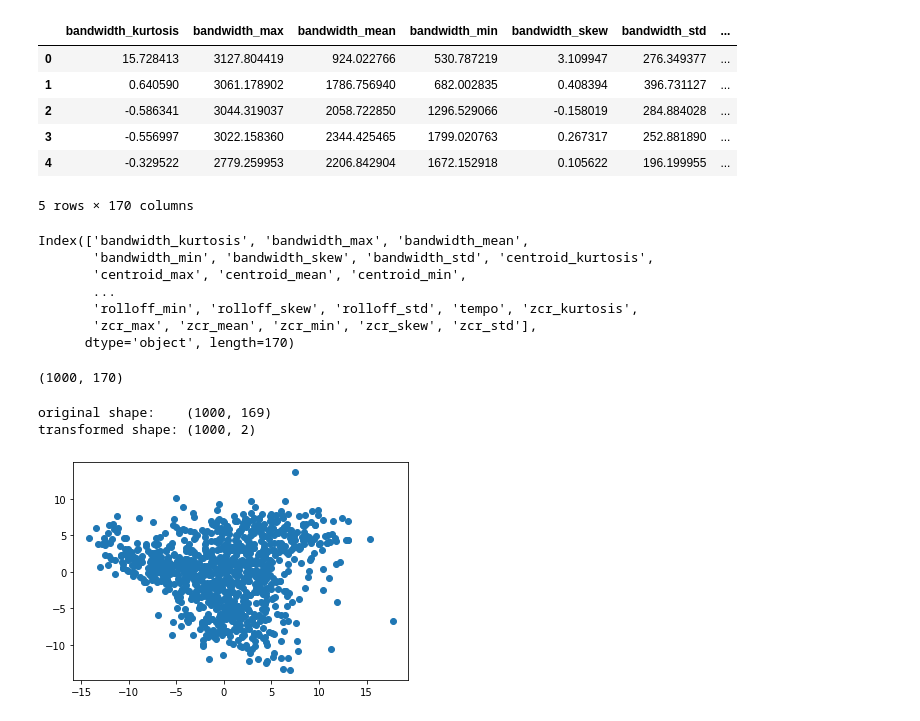
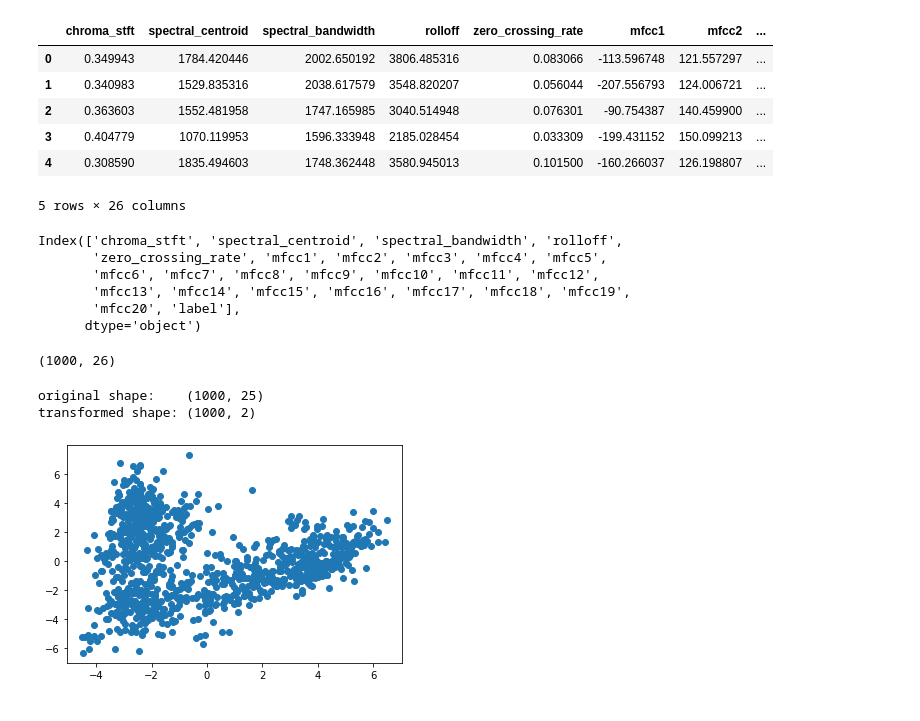
Before and after one commit to nanandaram/FinalPrj_ML_music_genre, a Jupyter notebook: brainstorm/PCA&kmeans_cluster.ipynb, the cells around one changed output. Drawn from its saved outputs; the diff is of its cells as text; code cells hidden in the pictures.

```diff
--- a/brainstorm/PCA&kmeans_cluster.ipynb
+++ b/brainstorm/PCA&kmeans_cluster.ipynb
@@ -1,30 +1,32 @@
 # %%
 import pandas as pd
+import numpy as np
+import matplotlib.pyplot as plt
 
 data = pd.read_csv("data.csv")
+data = data.drop(columns=['filename'])
 data.head()
 # %% [output]
-|  | bandwidth_kurtosis | bandwidth_max | bandwidth_mean | bandwidth_min | bandwidth_skew | bandwidth_std | ... |
-| 0 | 15.728413 | 3127.804419 | 924.022766 | 530.787219 | 3.109947 | 276.349377 | ... |
-| 1 | 0.640590 | 3061.178902 | 1786.756940 | 682.002835 | 0.408394 | 396.731127 | ... |
-| 2 | -0.586341 | 3044.319037 | 2058.722850 | 1296.529066 | -0.158019 | 284.884028 | ... |
-| 3 | -0.556997 | 3022.158360 | 2344.425465 | 1799.020763 | 0.267317 | 252.881890 | ... |
-| 4 | -0.329522 | 2779.259953 | 2206.842904 | 1672.152918 | 0.105622 | 196.199955 | ... |
+|  | chroma_stft | spectral_centroid | spectral_bandwidth | rolloff | zero_crossing_rate | mfcc1 | mfcc2 | ... |
+| 0 | 0.349943 | 1784.420446 | 2002.650192 | 3806.485316 | 0.083066 | -113.596748 | 121.557297 | ... |
+| 1 | 0.340983 | 1529.835316 | 2038.617579 | 3548.820207 | 0.056044 | -207.556793 | 124.006721 | ... |
+| 2 | 0.363603 | 1552.481958 | 1747.165985 | 3040.514948 | 0.076301 | -90.754387 | 140.459900 | ... |
+| 3 | 0.404779 | 1070.119953 | 1596.333948 | 2185.028454 | 0.033309 | -199.431152 | 150.099213 | ... |
+| 4 | 0.308590 | 1835.494603 | 1748.362448 | 3580.945013 | 0.101500 | -160.266037 | 126.198807 | ... |
-5 rows × 170 columns
+5 rows × 26 columns
 # %%
 data.columns
 # %% [output]
-Index(['bandwidth_kurtosis', 'bandwidth_max', 'bandwidth_mean',
-       'bandwidth_min', 'bandwidth_skew', 'bandwidth_std', 'centroid_kurtosis',
-       'centroid_max', 'centroid_mean', 'centroid_min',
-       ...
-       'rolloff_min', 'rolloff_skew', 'rolloff_std', 'tempo', 'zcr_kurtosis',
-       'zcr_max', 'zcr_mean', 'zcr_min', 'zcr_skew', 'zcr_std'],
-      dtype='object', length=170)
+Index(['chroma_stft', 'spectral_centroid', 'spectral_bandwidth', 'rolloff',
+       'zero_crossing_rate', 'mfcc1', 'mfcc2', 'mfcc3', 'mfcc4', 'mfcc5',
+       'mfcc6', 'mfcc7', 'mfcc8', 'mfcc9', 'mfcc10', 'mfcc11', 'mfcc12',
+       'mfcc13', 'mfcc14', 'mfcc15', 'mfcc16', 'mfcc17', 'mfcc18', 'mfcc19',
+       'mfcc20', 'label'],
+      dtype='object')
 # %%
 data.shape
 # %% [output]
-(1000, 170)
+(1000, 26)
 # %%
 # Preprocessing
 from sklearn.preprocessing import LabelEncoder, StandardScaler
@@ -38,6 +40,7 @@ scaler = StandardScaler()
 X = scaler.fit_transform(np.array(data.iloc[:, :-1], dtype = float))
 # %%
 #Use PCA to reduce feature size to 2
+from sklearn.decomposition import PCA
 
 pca = PCA(n_components=2)
 pca.fit(X)
@@ -45,13 +48,13 @@ X_pca = pca.transform(X)
 print("original shape:   ", X.shape)
 print("transformed shape:", X_pca.shape)
 # %% [output]
-original shape:    (1000, 169)
+original shape:    (1000, 25)
 transformed shape: (1000, 2)
 # %%
 plt.scatter(X_pca[:, 0], X_pca[:, 1])
 plt.show()
 # %% [output]
-[figure, old version]
+[figure, new version]
 # %%
 # Create a kmeans model using k = 9, for the 9 genres
 from sklearn.cluster import KMeans
```
Also changed, not shown: parts of 7 cells of this notebook, 1 other file.
